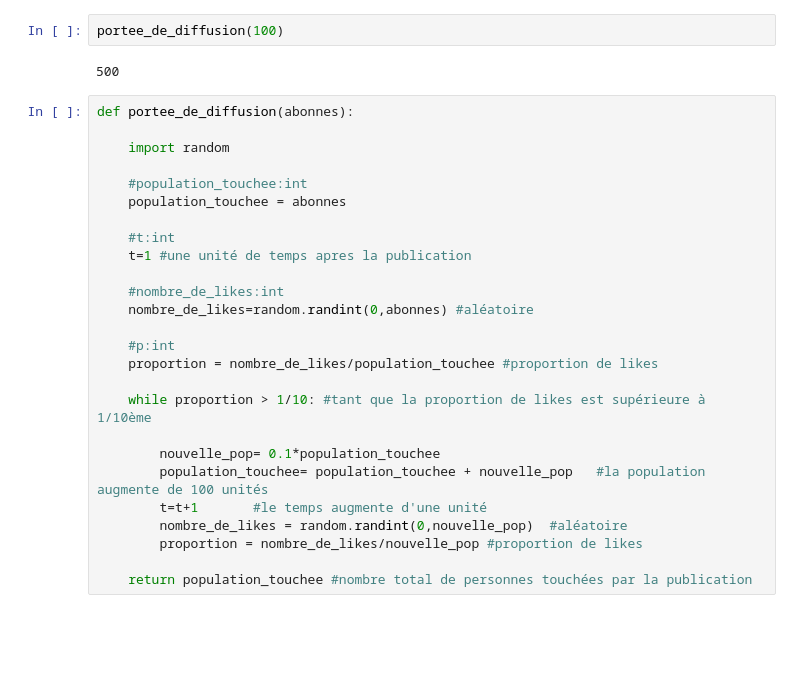
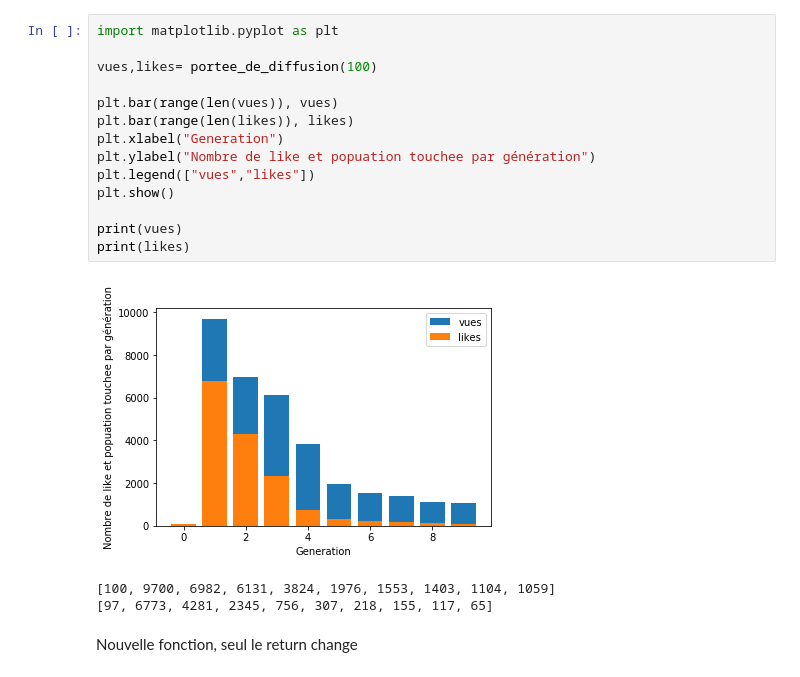
Before and after one commit to alexisuthurriague/are_like, a Jupyter notebook: Modèle.ipynb, the cells around one changed output. Cells and saved outputs as stored; diff of their text form; blank space fills up the shorter version.

```diff
--- a/Modèle.ipynb
+++ b/Modèle.ipynb
@@ -28,30 +45,23 @@ def portee_de_diffusion(abonnes):
-# %%
-portee_de_diffusion(100)
-# %% [output]
-500
-# %%
-def portee_de_diffusion(abonnes):
-
-    import random
-
-    #population_touchee:int
-    population_touchee = abonnes
-
-    #t:int
-    t=1 #une unité de temps apres la publication
-
-    #nombre_de_likes:int
-    nombre_de_likes=random.randint(0,abonnes) #aléatoire
-
-    #p:int
-    proportion = nombre_de_likes/population_touchee #proportion de likes
-
-    while proportion > 1/10: #tant que la proportion de likes est supérieure à 1/10ème
-
-        nouvelle_pop= 0.1*population_touchee
-        population_touchee= population_touchee + nouvelle_pop   #la population augmente de 100 unités
-        t=t+1       #le temps augmente d'une unité
-        nombre_de_likes = random.randint(0,nouvelle_pop)  #aléatoire
-        proportion = nombre_de_likes/nouvelle_pop #proportion de likes
-
-    return population_touchee #nombre total de personnes touchées par la publication
+# %%
+import matplotlib.pyplot as plt
+
+vues,likes= portee_de_diffusion(100)
+
+plt.bar(range(len(vues)), vues)
+plt.bar(range(len(likes)), likes)
+plt.xlabel("Generation")
+plt.ylabel("Nombre de like et popuation touchee par génération")
+plt.legend(["vues","likes"])
+plt.show()
+
+print(vues)
+print(likes)
+# %% [output]
+[figure, added]
+[100, 9700, 6982, 6131, 3824, 1976, 1553, 1403, 1104, 1059]
+[97, 6773, 4281, 2345, 756, 307, 218, 155, 117, 65]
+# %% [markdown]
+
+
+
+Nouvelle fonction, seul le return change
```
Also changed, not shown: parts of 28 cells of this notebook.
